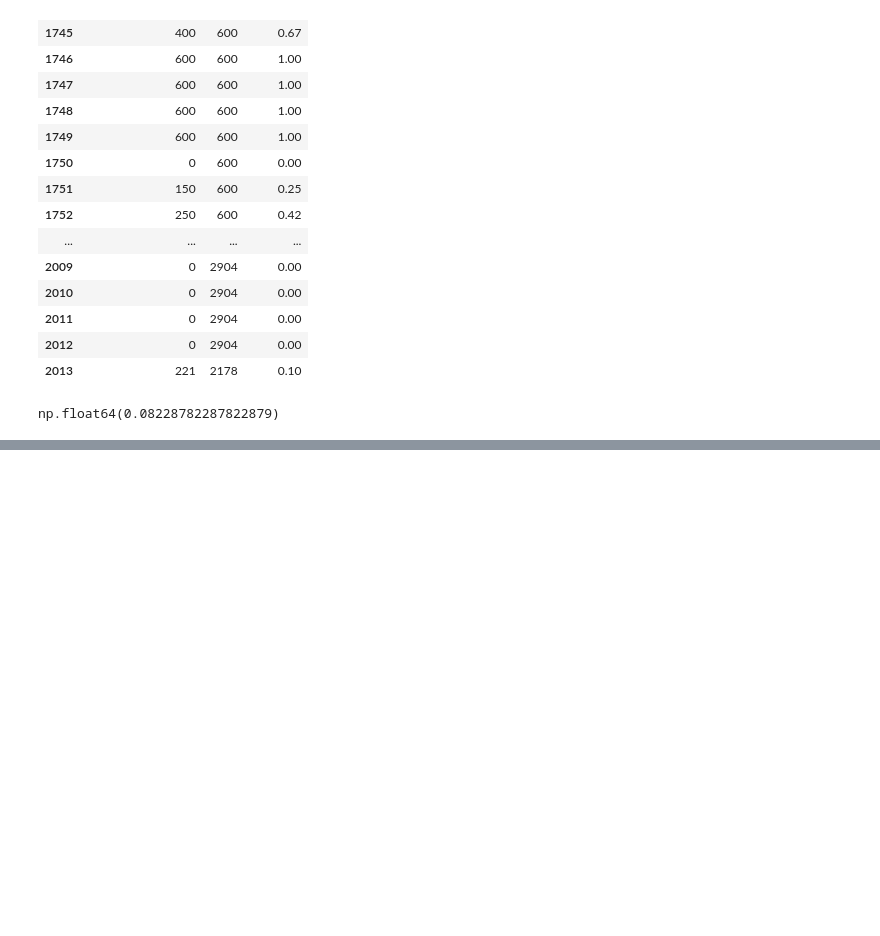
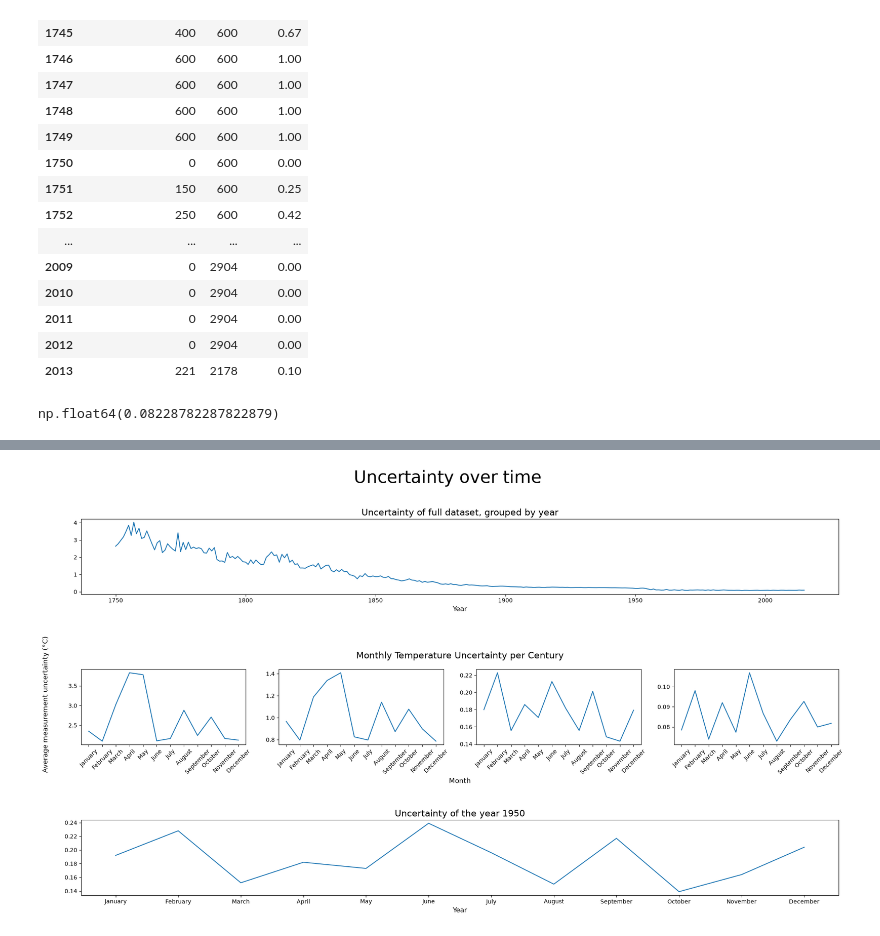
Before and after one commit to TimoWijnen2001/case-climate-watch, a Jupyter notebook: notebooks/03_data_exploration.ipynb, the cells around one changed output, grey strips where cells are left out. Cells and saved outputs as stored; diff of their text form; code cells hidden in the pictures; blank space fills up the shorter version.

```diff
--- a/notebooks/03_data_exploration.ipynb
+++ b/notebooks/03_data_exploration.ipynb
@@ -286,0 +431,92 @@ np.float64(0.08228782287822879)
+# %%
+month_name_mapping = {
+    1: "January",
+    2: "February",
+    3: "March",
+    4: "April",
+    5: "May",
+    6: "June",
+    7: "July",
+    8: "August",
+    9: "September",
+    10: "October",
+    11: "November",
+    12: "December",
+}
+
+df_global["month_name"] = df_global["month"].map(month_name_mapping)
+
+# Full data
+df_global_sorted = df_global.sort_values("dt")
+
+# Filter on each century
+df_global_17 = df_global_sorted[
+    (df_global_sorted["dt"] < "1800-01-01")
+    ]
+df_global_18 = df_global_sorted[
+    (df_global_sorted["dt"] < "1900-01-01")
+    & (df_global_sorted["dt"] >= "1800-01-01")
+    ]
+df_global_19 = df_global_sorted[
+    (df_global_sorted["dt"] < "2000-01-01")
+    & (df_global_sorted["dt"] >= "1900-01-01")
+    ]
+df_global_20 = df_global_sorted[
+    (df_global_sorted["dt"] >= "2000-01-01")
+    ]
+
+# Single year analysis
+year = 1950
+df_global_single_year = df_global_sorted[
+    (df_global_sorted["year"] == year)
+]
+
+# Group on year or month
+df_global_group_yearly = df_global_sorted[["year", "LandAverageTemperatureUncertainty"]].groupby(["year"]).mean()
+df_global_17_monthly = df_global_17[["month_name", "LandAverageTemperatureUncertainty"]].groupby(["month_name"]).mean()
+df_global_18_monthly = df_global_18[["month_name", "LandAverageTemperatureUncertainty"]].groupby(["month_name"]).mean()
+df_global_19_monthly = df_global_19[["month_name", "LandAverageTemperatureUncertainty"]].groupby(["month_name"]).mean()
+df_global_20_monthly = df_global_20[["month_name", "LandAverageTemperatureUncertainty"]].groupby(["month_name"]).mean()
+df_global_single_year_monthly = df_global_single_year[["month_name", "LandAverageTemperatureUncertainty"]].groupby(["month_name"]).mean()
+
+# Create subplots in custom layout
+fig = plt.figure(figsize=(24,12))
+gs = fig.add_gridspec(3,4, hspace=1)
+
+
+# Top plot
+ax_big = fig.add_subplot(gs[0, :])
+ax_big.plot(df_global_sorted["year"].unique(), df_global_group_yearly["LandAverageTemperatureUncertainty"])
+ax_big.set_title("Uncertainty of full dataset, grouped by year", fontsize=16)
+ax_big.set_xlabel("Year", fontsize=12)
+
+# Middle subplots
+ax_sub_1 = fig.add_subplot(gs[1,0])
+ax_sub_2 = fig.add_subplot(gs[1,1])
+ax_sub_3 = fig.add_subplot(gs[1,2])
+ax_sub_4 = fig.add_subplot(gs[1,3])
+
+ax_sub_1.plot(df_global_17["month_name"].unique(), df_global_17_monthly["LandAverageTemperatureUncertainty"])
+ax_sub_2.plot(df_global_18["month_name"].unique(), df_global_18_monthly["LandAverageTemperatureUncertainty"])
+ax_sub_3.plot(df_global_19["month_name"].unique(), df_global_19_monthly["LandAverageTemperatureUncertainty"])
+ax_sub_4.plot(df_global_20["month_name"].unique(), df_global_20_monthly["LandAverageTemperatureUncertainty"])
+ax_sub_2.set_title("Monthly Temperature Uncertainty per Century", fontsize=16, x=1.1, y=1.1)
+ax_sub_2.set_xlabel("Month", fontsize=12, x=1.1, y=0.1)
+
+# Bottom plot
+ax_bottom = fig.add_subplot(gs[2, :])
+ax_bottom.plot(df_global_single_year["month_name"].unique(), df_global_single_year_monthly["LandAverageTemperatureUncertainty"])
+ax_bottom.set_title(f"Uncertainty of the year {year}", fontsize=16)
+ax_bottom.set_xlabel("Year", fontsize=12)
+
+
+# Rotate tick labels
+for ax in [ax_sub_1, ax_sub_2, ax_sub_3, ax_sub_4]:
+    ax.tick_params(axis="x", labelrotation=45)
+
+fig.suptitle("Uncertainty over time", fontsize=30)
+fig.supylabel("Average measurement uncertainty (°C)", x=0.085)
+
+plt.show()
+# %% [output]
+[figure, added]
```
Also changed, not shown: parts of 12 cells of this notebook.
